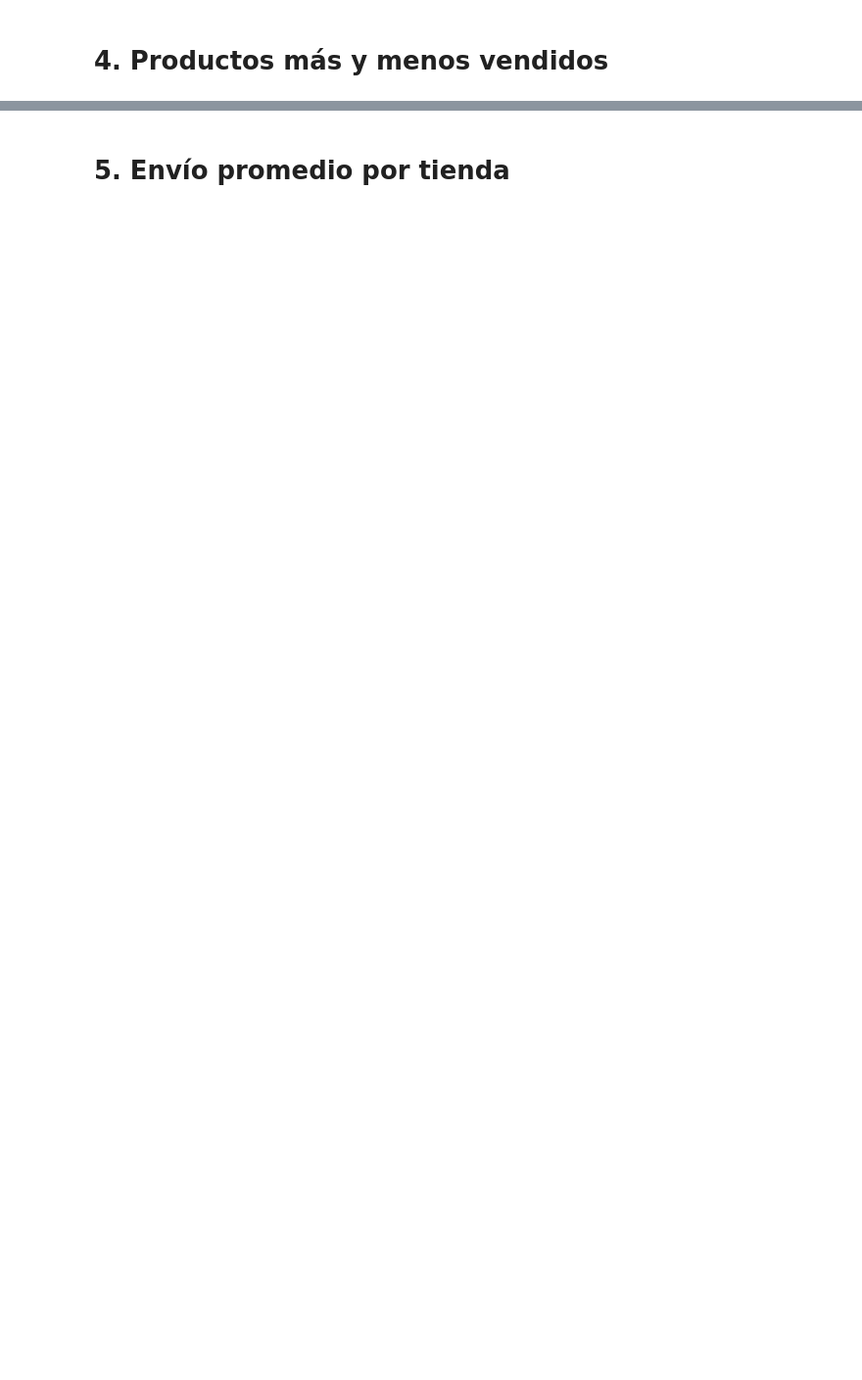
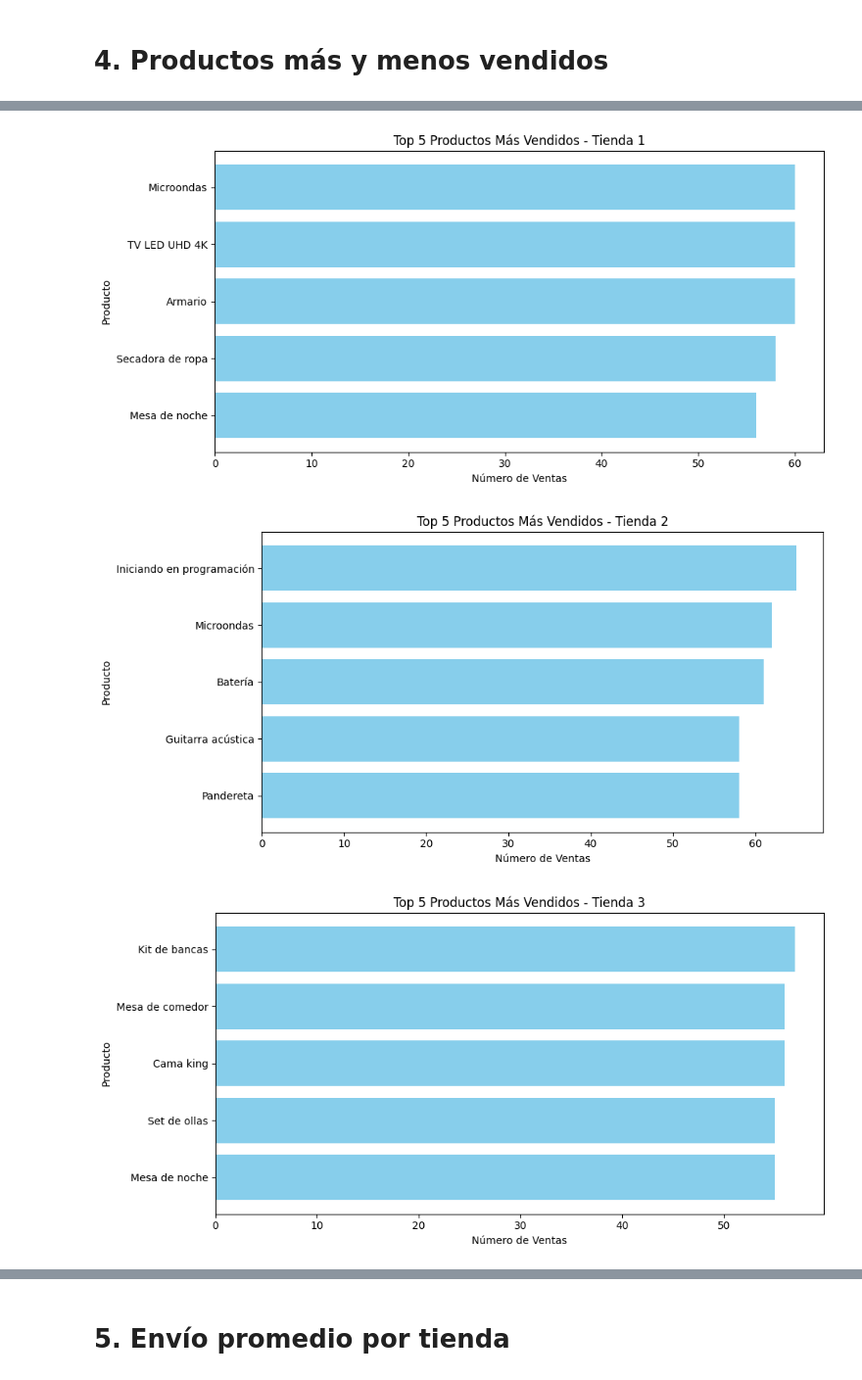
Before and after one commit to DilanUC/Challenge-Alura-Tienda, a Jupyter notebook: AluraStoreLatam.ipynb, the cells around one changed output, grey strips where cells are left out. Shown at 98% size. Cells and saved outputs as stored; diff of their text form; code cells hidden in the pictures; blank space fills up the shorter version.

```diff
--- a/AluraStoreLatam.ipynb
+++ b/AluraStoreLatam.ipynb
@@ -134,2 +177,29 @@ graficar_top_categorias(categoria_t4, "Tienda 4")
 # %% [markdown]
 # 4. Productos más y menos vendidos
+# %%
+# Función para obtener los productos más y menos vendidos
+def analizar_productos(df, nombre_tienda):
+    # Contar cantidad de ventas por producto
+    conteo_productos = df['Producto'].value_counts().reset_index()
+    conteo_productos.columns = ['Producto', 'Cantidad de Ventas']
+
+    # Obtener top 5 más vendidos
+    mas_vendidos = conteo_productos.head(5)
+
+    # Obtener últimos 5 (menos vendidos)
+    menos_vendidos = conteo_productos.tail(5)
+
+    print(f"\n--- {nombre_tienda} ---")
+    print("\nTop 5 productos más vendidos:")
+    print(mas_vendidos.to_string(index=False))
+
+    print("\nTop 5 productos menos vendidos:")
+    print(menos_vendidos.to_string(index=False))
+
+    return mas_vendidos, menos_vendidos
+
+# Aplicar función a cada tienda
+mas_vendidos_t1, menos_vendidos_t1 = analizar_productos(tienda, "Tienda 1")
+mas_vendidos_t2, menos_vendidos_t2 = analizar_productos(tienda2, "Tienda 2")
+mas_vendidos_t3, menos_vendidos_t3 = analizar_productos(tienda3, "Tienda 3")
+mas_vendidos_t4, menos_vendidos_t4 = analizar_productos(tienda4, "Tienda 4")
@@ -135,0 +224,20 @@ graficar_top_categorias(categoria_t4, "Tienda 4")
+# %%
+def graficar_mas_vendidos(df, nombre_tienda):
+    plt.figure(figsize=(10, 5))
+    plt.barh(df['Producto'], df['Cantidad de Ventas'], color='skyblue')
+    plt.title(f'Top 5 Productos Más Vendidos - {nombre_tienda}')
+    plt.xlabel('Número de Ventas')
+    plt.ylabel('Producto')
+    plt.gca().invert_yaxis()  # Para mostrar el más vendido arriba
+    plt.tight_layout()
+    plt.show()
+
+# Graficar para cada tienda
+graficar_mas_vendidos(mas_vendidos_t1, "Tienda 1")
+graficar_mas_vendidos(mas_vendidos_t2, "Tienda 2")
+graficar_mas_vendidos(mas_vendidos_t3, "Tienda 3")
+graficar_mas_vendidos(mas_vendidos_t4, "Tienda 4")
+# %% [output]
+[figure, added]
+[figure, added]
+[figure, added]
```
Also changed, not shown: parts of 4 cells of this notebook.
